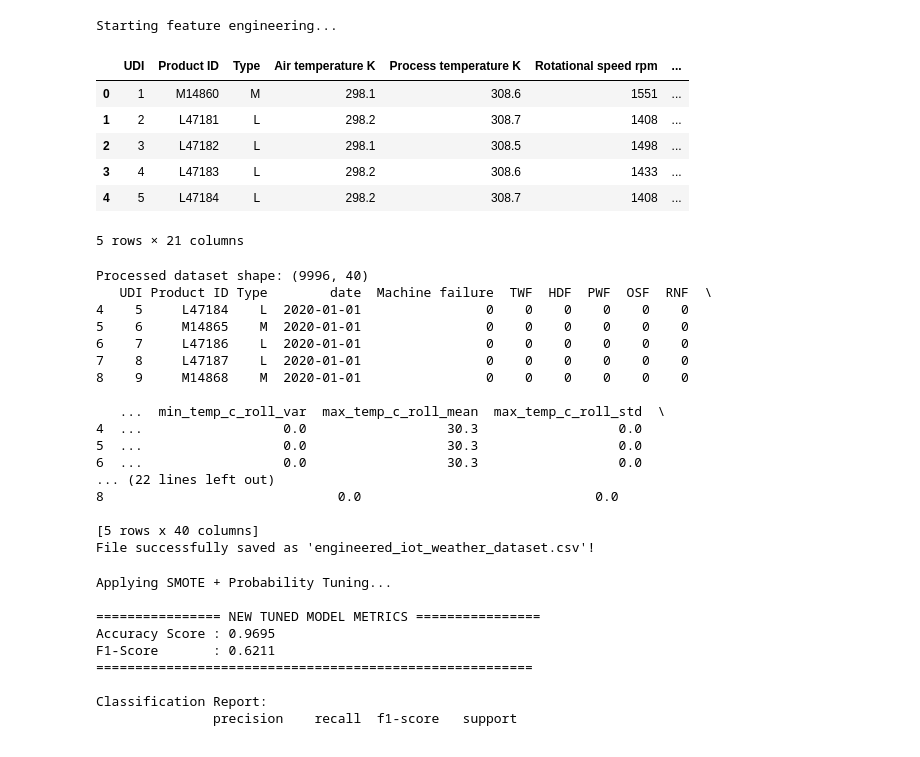
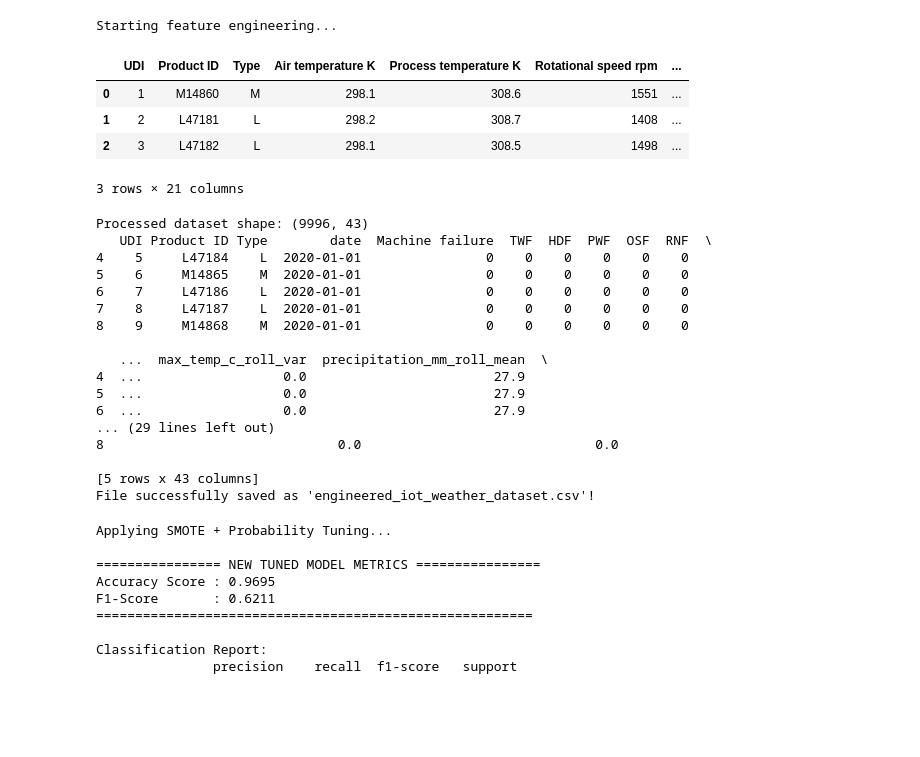
Before and after one commit to KVP6755/Project1_Predictive-Maintenance, a Jupyter notebook: dsml_project1.ipynb, the cells around one changed output. Drawn from its saved outputs; the diff is of its cells as text; code cells hidden in the pictures; blank space fills up the shorter version.

```diff
--- a/dsml_project1.ipynb
+++ b/dsml_project1.ipynb
@@ -27,7 +25,7 @@ df = df.sort_values(by=['date', 'UDI']).reset_index(drop=True)
 # These are the main continuous sensor and weather columns from image
 sensor_features = [
     'Air temperature K', 'Process temperature K', 'Rotational speed rpm', 'Torque Nm', 'Tool wear min',
-    'avg_temp_c', 'min_temp_c', 'max_temp_c', 'precipitation_mm', 'aavg_wind_speed_kmh', 'avg_sea_level_pres_hpa'
+    'avg_temp_c', 'min_temp_c', 'max_temp_c', 'precipitation_mm', 'avg_wind_speed_kmh', 'avg_sea_level_pres_hpa'
 ]
 # %%
 # Define the rolling window size (Operational window size - e.g., 5 logs)
@@ -63,15 +61,13 @@ final_df = pd.concat([df[meta_cols], engineered_features], axis=1)
 # %%
 # 6. Drop NaN rows generated by the rolling window warmup buffer
 final_df.dropna(inplace=True)
-df.head(5)
+df.head(3)
 # %% [output]
 |  | UDI | Product ID | Type | Air temperature K | Process temperature K | Rotational speed rpm | ... |
 | 0 | 1 | M14860 | M | 298.1 | 308.6 | 1551 | ... |
 | 1 | 2 | L47181 | L | 298.2 | 308.7 | 1408 | ... |
 | 2 | 3 | L47182 | L | 298.1 | 308.5 | 1498 | ... |
-| 3 | 4 | L47183 | L | 298.2 | 308.6 | 1433 | ... |
-| 4 | 5 | L47184 | L | 298.2 | 308.7 | 1408 | ... |
-5 rows × 21 columns
+3 rows × 21 columns
 # %%
 # 7. Verify the output structure and save the file
 print(f"Processed dataset shape: {final_df.shape}")
@@ -81,7 +77,7 @@ print(final_df.head())
 final_df.to_csv("engineered_iot_weather_dataset.csv", index=False)
 print("File successfully saved as 'engineered_iot_weather_dataset.csv'!")
 # %% [output]
-Processed dataset shape: (9996, 40)
+Processed dataset shape: (9996, 43)
    UDI Product ID Type        date  Machine failure  TWF  HDF  PWF  OSF  RNF  \
 4    5     L47184    L  2020-01-01                0    0    0    0    0    0
 5    6     M14865    M  2020-01-01                0    0    0    0    0    0
@@ -89,14 +85,14 @@ Processed dataset shape: (9996, 40)
 7    8     L47187    L  2020-01-01                0    0    0    0    0    0
 8    9     M14868    M  2020-01-01                0    0    0    0    0    0
 
-   ...  min_temp_c_roll_var  max_temp_c_roll_mean  max_temp_c_roll_std  \
-4  ...                  0.0                  30.3                  0.0
-5  ...                  0.0                  30.3                  0.0
-6  ...                  0.0                  30.3                  0.0
-... (22 lines left out)
+   ...  max_temp_c_roll_var  precipitation_mm_roll_mean  \
+4  ...                  0.0                        27.9
+5  ...                  0.0                        27.9
+6  ...                  0.0                        27.9
+... (29 lines left out)
 8                              0.0                              0.0
 
-[5 rows x 40 columns]
+[5 rows x 43 columns]
 File successfully saved as 'engineered_iot_weather_dataset.csv'!
 # %%
 from sklearn.model_selection import train_test_split
```
Also changed, not shown: parts of 6 cells of this notebook, 5 other files.
